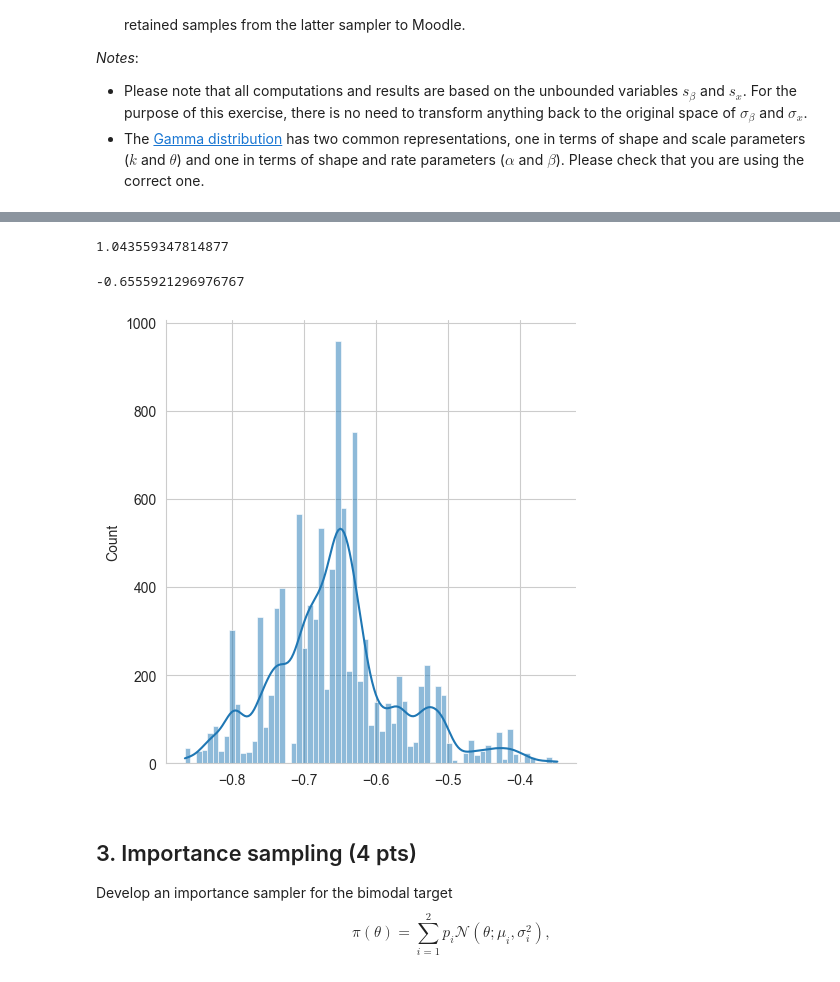
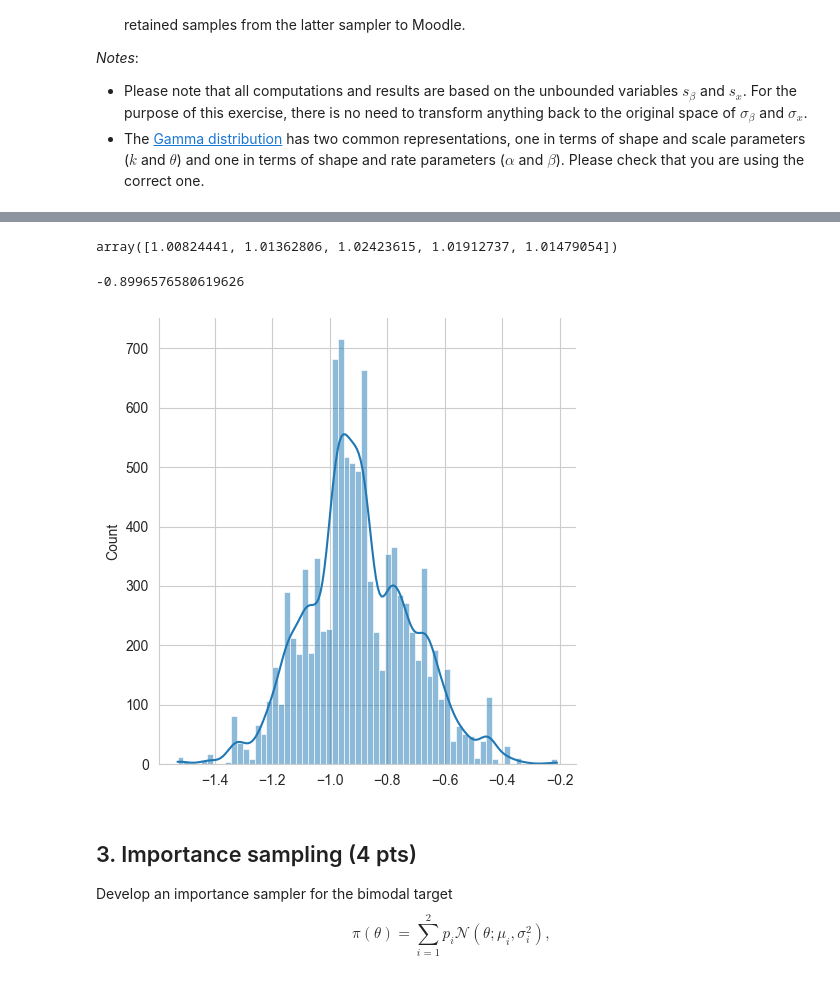
Before and after one commit to yherin/hy-computational-statistics-2023, a Jupyter notebook: Week 4 exercises.ipynb, the cells around one changed output, grey strips where cells are left out. Saved outputs shown, nothing was run; the diff lists cells and outputs as text; code cells hidden in the pictures.

```diff
--- a/Week 4 exercises.ipynb
+++ b/Week 4 exercises.ipynb
@@ -205,29 +199,33 @@ from typing import Callable
 
 rng = npr.default_rng(1234)
 
-def log_sigma_beta_prior(s: float) -> float:
-    return stats.gamma(a=2, scale=1/2).logpdf(s)
+def log_sigma_beta_prior(sigma: float) -> float:
+    return stats.gamma(a=2, scale=1/2).logpdf(sigma)
 
-def log_sigma_x_prior(s: float) -> float:
-    return stats.gamma(a=2, scale=1/2).logpdf(s)
+def log_sigma_x_prior(sigma: float) -> float:
+    return stats.gamma(a=2, scale=1/2).logpdf(sigma)
 
-def log_beta_prior(beta: np.ndarray, s: float) -> float:
-    return stats.norm(0, s**2).logpdf(beta)
+def log_beta_prior(beta: np.ndarray, sigma: float) -> float:
+    return stats.norm(0, sigma).logpdf(beta)
 
-def log_likelihood(y: float, xi: np.ndarray, beta: np.ndarray, s: np.ndarray) -> float:
-    return np.sum(stats.norm(xi @ beta, s**2).logpdf(y))
+def log_likelihood(y: float, xi: np.ndarray, beta: np.ndarray, sigma: np.ndarray) -> float:
+    # should this me a multi-dimensional normal, or X draws from a normal?
+    return np.sum(stats.norm(xi @ beta, sigma).logpdf(y))
 
 def log_factorised_prior(beta: np.ndarray, sigma_beta: float, sigma_x: float) -> float:
-    # sigma and beta are transformed by exp to ensure they are positive
+    # sigma_x and sigma_x have been transformed by exp to ensure they are positive
     return np.sum(log_sigma_beta_prior(sigma_beta) + log_sigma_x_prior(sigma_x) + log_beta_prior(beta, sigma_beta))
 
 def log_posterior(theta: np.ndarray, y: float, xi: np.ndarray) -> float:
-    sigma_beta = theta[0]
-    sigma_x = theta[1]
+    s_beta = theta[0]
+    s_x = theta[1]
+    sigma_beta = np.exp(s_beta)
+    sigma_x = np.exp(s_x)
     beta = theta[2:]
-    prior = log_factorised_prior(beta, np.exp(sigma_beta), np.exp(sigma_x)) + np.abs(sigma_beta) + np.abs(sigma_x)
-    lh = log_likelihood(y, xi, beta, np.exp(sigma_x)) + np.abs(sigma_x)
+    prior = log_factorised_prior(beta, sigma_beta, sigma_x) + s_beta + s_x
+    lh = log_likelihood(y, xi, beta, sigma_x)
     posterior = prior + lh
+    print(f"prior: {np.exp(prior)}, likelihood: {np.exp(lh)}")
     return posterior
 
 
@@ -251,13 +249,13 @@ def metropolis_hastings(theta0: np.ndarray,
 
 
 def proposal(theta: np.ndarray) -> np.ndarray:
-    s = np.eye(theta.shape[0]) *(.04**2)
-    return rng.multivariate_normal(theta, s)
+    s = np.eye(theta.shape[0]) *(.04)
+    return rng.multivariate_normal(theta, s**2)
 
 def modified_proposal(theta: np.ndarray) -> np.ndarray:
-    s = np.eye(theta.shape[0]) *(.04**2)
-    s[0, 0] = 0.4**2
-    return rng.multivariate_normal(theta, s)
+    s = np.eye(theta.shape[0]) *(.04)
+    s[0, 0] = 0.4
+    return rng.multivariate_normal(theta, s**2)
 # %%
 n_samples = 5000
 n_params, n_chains,  = inits.shape
@@ -321,24 +332,25 @@ Chain 4 acceptance rate: 0.0398
 # %%
-sigma_beta_chains, sigma_x_chains = chains_2[:, :, 0], chains_2[:, :, 1]
+s_beta_chains, s_x_chains = chains_2[:, :, 0], chains_2[:, :, 1]
 beta0_chains, beta1_chains, beta2_chains, = chains_2[:, :, 2], chains_2[:, :, 3], chains_2[:, :, 4]
 # %%
 np.array([
-    split_rhat(sigma_beta_chains),
-    split_rhat(sigma_x_chains),
+    split_rhat(s_beta_chains),
+    split_rhat(s_x_chains),
     split_rhat(beta0_chains),
     split_rhat(beta1_chains),
     split_rhat(beta2_chains),
-]).max()
+])
 # %% [output]
-1.043559347814877
+array([1.00824441, 1.01362806, 1.02423615, 1.01912737, 1.01479054])
 # %%
-sigma_beta_posterior = sigma_beta_chains.flatten()
+sigma_beta_posterior = s_beta_chains.flatten()
 assert sigma_beta_posterior.shape == (10000, )
 sns.displot(sigma_beta_posterior, kde=True)
 print(sigma_beta_posterior.mean())
+#-0.8996576580619626
 # %% [output]
--0.6555921296976767
+-0.8996576580619626
-[figure, old version]
+[figure, new version]
 # %% [markdown]
 ## 3. Importance sampling (4 pts)
 
```
Also changed, not shown: parts of 18 cells of this notebook.
